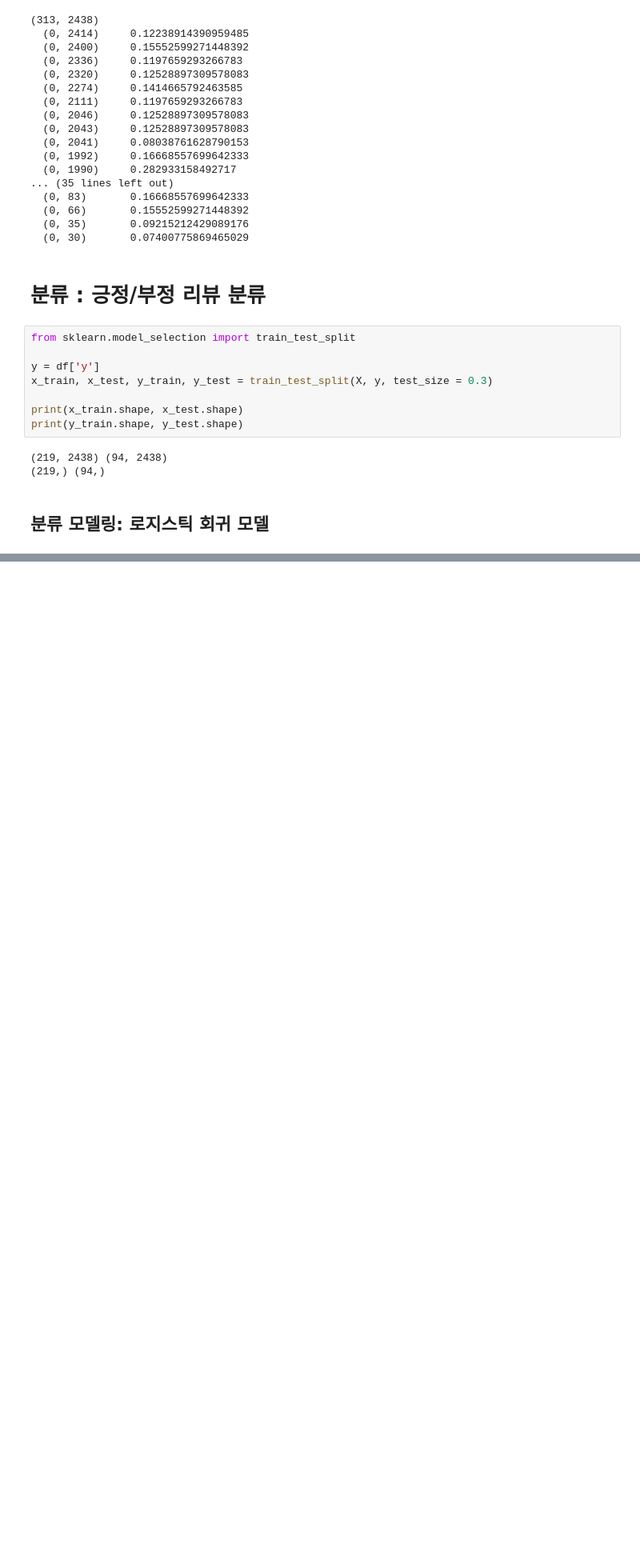
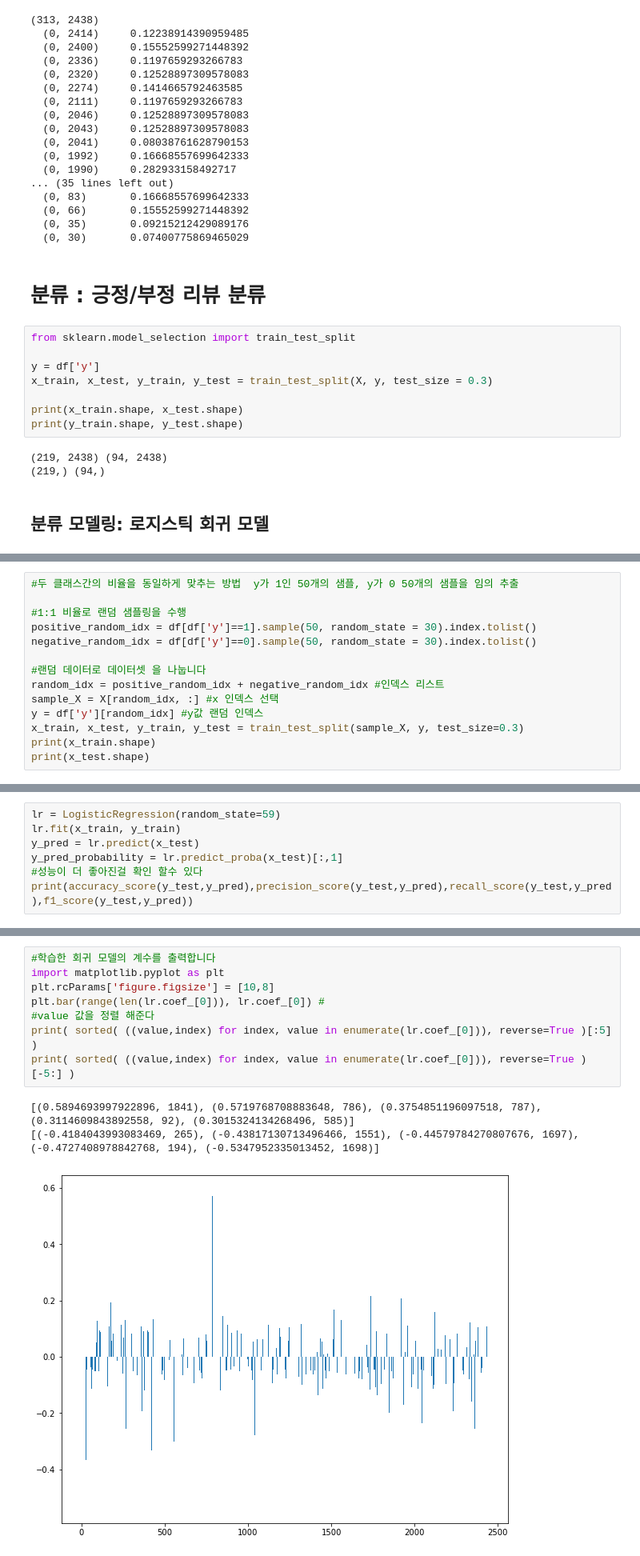
Before and after one commit to wodud2970/Data_Analysis, a Jupyter notebook: 데이터 분석/데이터분석 책/4-2 맛집 감성분석.ipynb, the cells around one changed output, grey strips where cells are left out. Shown at 80% size. Drawn from its saved outputs; the diff is of its cells as text; blank space fills up the shorter version.

```diff
--- a/데이터 분석/데이터분석 책/4-2 맛집 감성분석.ipynb
+++ b/데이터 분석/데이터분석 책/4-2 맛집 감성분석.ipynb
@@ -483,0 +457,14 @@ lr = L
+# %%
+#두 클래스간의 비율을 동일하게 맞추는 방법  y가 1인 50개의 샘플, y가 0 50개의 샘플을 임의 추출
+
+#1:1 비율로 랜덤 샘플링을 수행
+positive_random_idx = df[df['y']==1].sample(50, random_state = 30).index.tolist()
+negative_random_idx = df[df['y']==0].sample(50, random_state = 30).index.tolist()
+
+#랜덤 데이터로 데이터셋 을 나눕니다
+random_idx = positive_random_idx + negative_random_idx #인덱스 리스트
+sample_X = X[random_idx, :] #x 인덱스 선택
+y = df['y'][random_idx] #y값 랜덤 인덱스
+x_train, x_test, y_train, y_test = train_test_split(sample_X, y, test_size=0.3)
+print(x_train.shape)
+print(x_test.shape)
@@ -483,0 +474,7 @@ lr = L
+# %%
+lr = LogisticRegression(random_state=59)
+lr.fit(x_train, y_train)
+y_pred = lr.predict(x_test)
+y_pred_probability = lr.predict_proba(x_test)[:,1]
+#성능이 더 좋아진걸 확인 할수 있다
+print(accuracy_score(y_test,y_pred),precision_score(y_test,y_pred),recall_score(y_test,y_pred),f1_score(y_test,y_pred))
@@ -483,0 +492,12 @@ lr = L
+# %%
+#학습한 회귀 모델의 계수를 출력합니다
+import matplotlib.pyplot as plt
+plt.rcParams['figure.figsize'] = [10,8]
+plt.bar(range(len(lr.coef_[0])), lr.coef_[0]) #
+#value 값을 정렬 해준다
+print( sorted( ((value,index) for index, value in enumerate(lr.coef_[0])), reverse=True )[:5] )
+print( sorted( ((value,index) for index, value in enumerate(lr.coef_[0])), reverse=True )[-5:] )
+# %% [output]
+[(0.5894693997922896, 1841), (0.5719768708883648, 786), (0.3754851196097518, 787), (0.3114609843892558, 92), (0.3015324134268496, 585)]
+[(-0.4184043993083469, 265), (-0.43817130713496466, 1551), (-0.44579784270807676, 1697), (-0.4727408978842768, 194), (-0.5347952335013452, 1698)]
+[figure, added]
```
Also changed, not shown: parts of 18 cells of this notebook.
